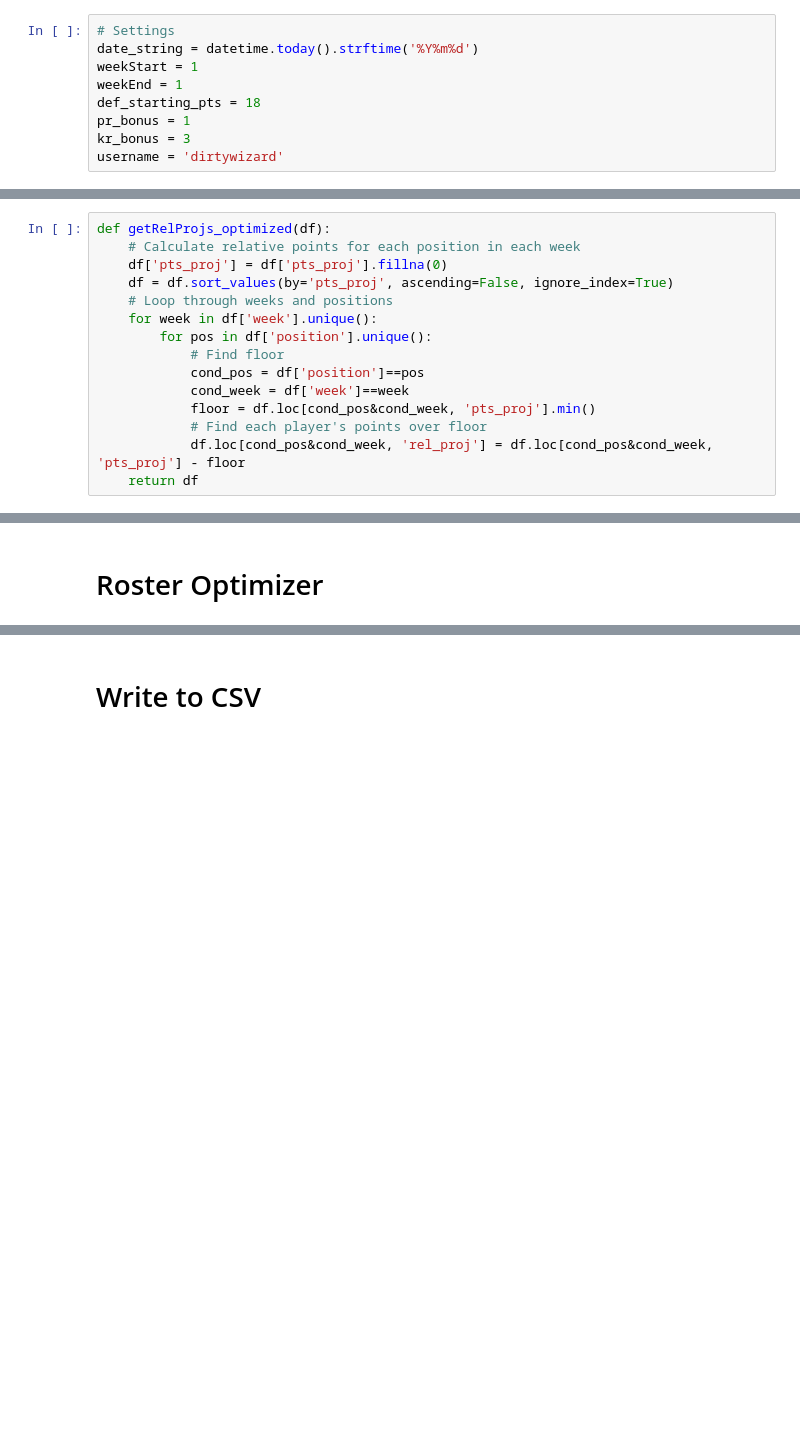
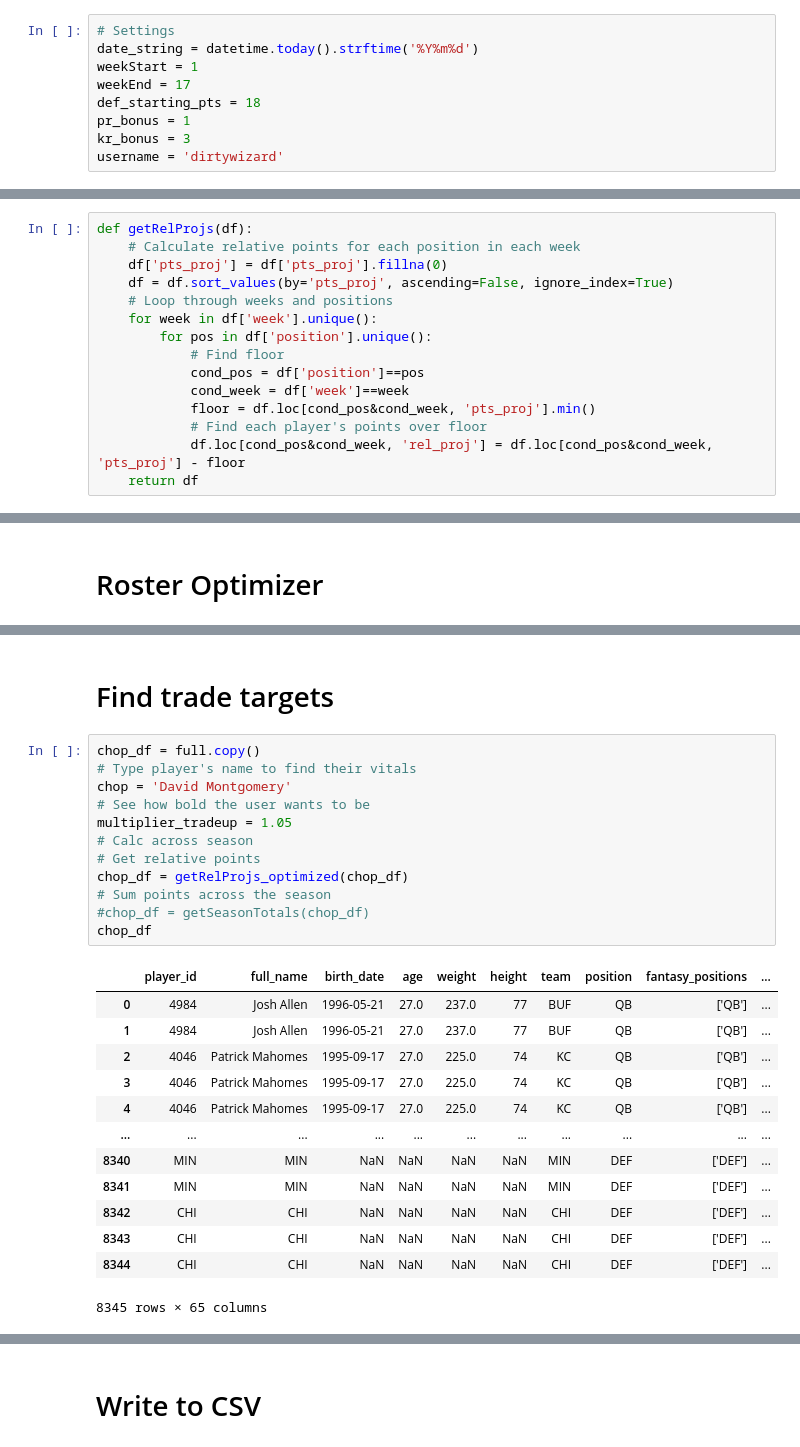
Before and after one commit to travisdharry/2023FNFL, a Jupyter notebook: transformData.ipynb, the cells around one changed output, grey strips where cells are left out. Saved outputs shown, nothing was run; the diff lists cells and outputs as text; blank space fills up the shorter version.

```diff
--- a/transformData.ipynb
+++ b/transformData.ipynb
@@ -12,7 +12,7 @@ import plotly.express as px
 # Settings
 date_string = datetime.today().strftime('%Y%m%d')
 weekStart = 1
-weekEnd = 1
+weekEnd = 17
 def_starting_pts = 18
 pr_bonus = 1
 kr_bonus = 3
@@ -99,5 +108,5 @@ def getRelProjs(df):
 # %%
-def getRelProjs_optimized(df):
+def getRelProjs(df):
     # Calculate relative points for each position in each week
     df['pts_proj'] = df['pts_proj'].fillna(0)
     df = df.sort_values(by='pts_proj', ascending=False, ignore_index=True)
@@ -241,0 +355,28 @@ optimized.groupby('pts_proj').sum()
+# %% [markdown]
+# Find trade targets
+# %%
+chop_df = full.copy()
+# Type player's name to find their vitals
+chop = 'David Montgomery'
+# See how bold the user wants to be
+multiplier_tradeup = 1.05
+# Calc across season
+# Get relative points
+chop_df = getRelProjs_optimized(chop_df)
+# Sum points across the season
+#chop_df = getSeasonTotals(chop_df)
+chop_df
+# %% [output]
+|  | player_id | full_name | birth_date | age | weight | height | team | position | fantasy_positions | ... |
+| 0 | 4984 | Josh Allen | 1996-05-21 | 27.0 | 237.0 | 77 | BUF | QB | ['QB'] | ... |
+| 1 | 4984 | Josh Allen | 1996-05-21 | 27.0 | 237.0 | 77 | BUF | QB | ['QB'] | ... |
+| 2 | 4046 | Patrick Mahomes | 1995-09-17 | 27.0 | 225.0 | 74 | KC | QB | ['QB'] | ... |
+| 3 | 4046 | Patrick Mahomes | 1995-09-17 | 27.0 | 225.0 | 74 | KC | QB | ['QB'] | ... |
+| 4 | 4046 | Patrick Mahomes | 1995-09-17 | 27.0 | 225.0 | 74 | KC | QB | ['QB'] | ... |
+| ... | ... | ... | ... | ... | ... | ... | ... | ... | ... | ... |
+| 8340 | MIN | MIN | NaN | NaN | NaN | NaN | MIN | DEF | ['DEF'] | ... |
+| 8341 | MIN | MIN | NaN | NaN | NaN | NaN | MIN | DEF | ['DEF'] | ... |
+| 8342 | CHI | CHI | NaN | NaN | NaN | NaN | CHI | DEF | ['DEF'] | ... |
+| 8343 | CHI | CHI | NaN | NaN | NaN | NaN | CHI | DEF | ['DEF'] | ... |
+| 8344 | CHI | CHI | NaN | NaN | NaN | NaN | CHI | DEF | ['DEF'] | ... |
+8345 rows × 65 columns
```
Also changed, not shown: parts of 15 cells of this notebook, 1 other file.
